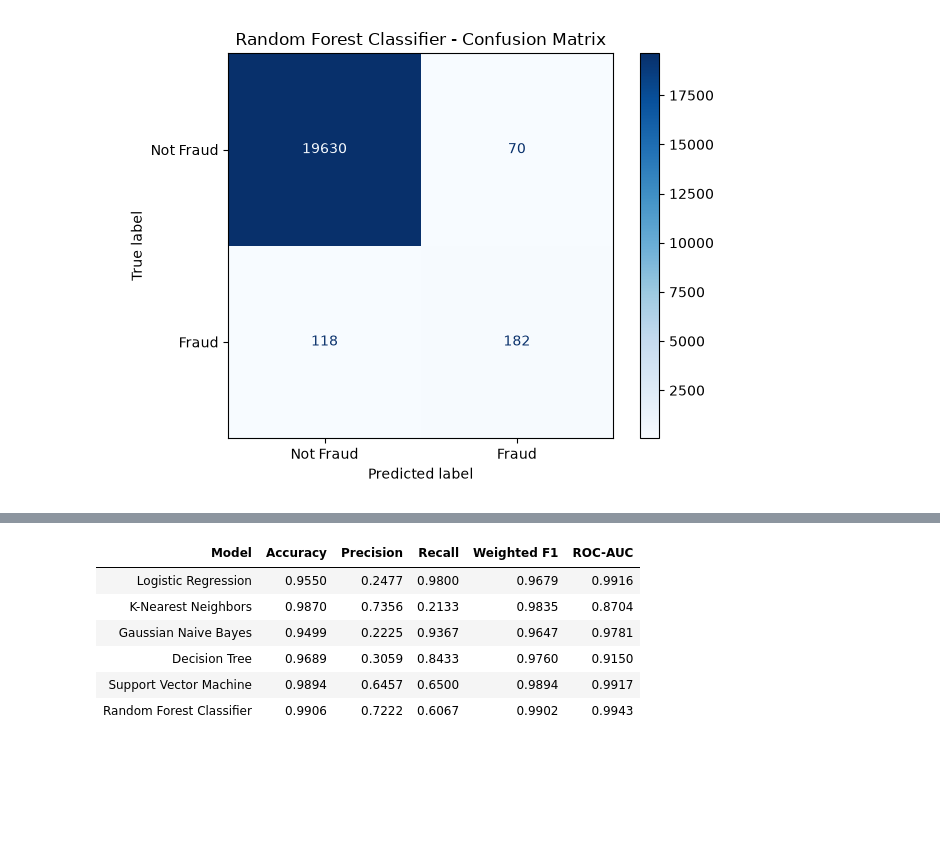
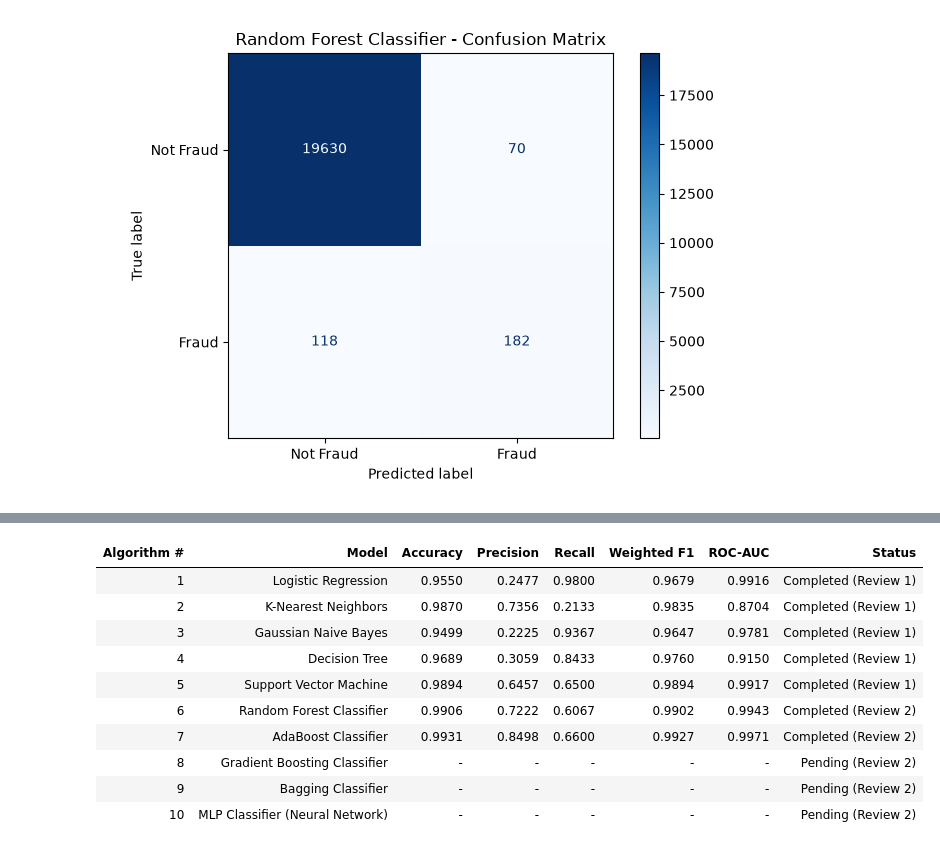
Before and after one commit to anish435/ML_capstone_project, a Jupyter notebook: notebooks/classification.ipynb, the cells around one changed output, grey strips where cells are left out. Saved outputs shown, nothing was run; the diff lists cells and outputs as text; code cells hidden in the pictures; blank space fills up the shorter version.

```diff
--- a/notebooks/classification.ipynb
+++ b/notebooks/classification.ipynb
@@ -1668,66 +1835,122 @@ Below is the consolidated comparison table summarizing performance across all ma
 # %%
-# Consolidated Comparison Table
+# Consolidated Comparison Table across all 10 Capstone Review 2 Classification Algorithms
 comparison_data = [
     {
+        'Algorithm #': '1',
         'Model': 'Logistic Regression',
         'Accuracy': f"{acc_lr:.4f}",
         'Precision': f"{prec_lr:.4f}",
         'Recall': f"{rec_lr:.4f}",
         'Weighted F1': f"{f1_lr:.4f}",
-        'ROC-AUC': f"{auc_lr:.4f}"
+        'ROC-AUC': f"{auc_lr:.4f}",
+        'Status': 'Completed (Review 1)'
     },
     {
+        'Algorithm #': '2',
         'Model': 'K-Nearest Neighbors',
         'Accuracy': f"{acc_knn:.4f}",
         'Precision': f"{prec_knn:.4f}",
         'Recall': f"{rec_knn:.4f}",
         'Weighted F1': f"{f1_knn:.4f}",
-        'ROC-AUC': f"{auc_knn:.4f}"
+        'ROC-AUC': f"{auc_knn:.4f}",
+        'Status': 'Completed (Review 1)'
     },
     {
+        'Algorithm #': '3',
         'Model': 'Gaussian Naive Bayes',
         'Accuracy': f"{acc_gnb:.4f}",
         'Precision': f"{prec_gnb:.4f}",
         'Recall': f"{rec_gnb:.4f}",
         'Weighted F1': f"{f1_gnb:.4f}",
-        'ROC-AUC': f"{auc_gnb:.4f}"
+        'ROC-AUC': f"{auc_gnb:.4f}",
+        'Status': 'Completed (Review 1)'
     },
     {
+        'Algorithm #': '4',
         'Model': 'Decision Tree',
         'Accuracy': f"{acc_dt:.4f}",
         'Precision': f"{prec_dt:.4f}",
         'Recall': f"{rec_dt:.4f}",
         'Weighted F1': f"{f1_dt:.4f}",
-        'ROC-AUC': f"{auc_dt:.4f}"
+        'ROC-AUC': f"{auc_dt:.4f}",
+        'Status': 'Completed (Review 1)'
     },
     {
+        'Algorithm #': '5',
         'Model': 'Support Vector Machine',
         'Accuracy': f"{acc_svc:.4f}",
         'Precision': f"{prec_svc:.4f}",
         'Recall': f"{rec_svc:.4f}",
         'Weighted F1': f"{f1_svc:.4f}",
-        'ROC-AUC': f"{auc_svc:.4f}"
+        'ROC-AUC': f"{auc_svc:.4f}",
+        'Status': 'Completed (Review 1)'
     },
     {
+        'Algorithm #': '6',
         'Model': 'Random Forest Classifier',
         'Accuracy': f"{acc_rf:.4f}",
         'Precision': f"{prec_rf:.4f}",
         'Recall': f"{rec_rf:.4f}",
         'Weighted F1': f"{f1_rf:.4f}",
-        'ROC-AUC': f"{auc_rf:.4f}"
+        'ROC-AUC': f"{auc_rf:.4f}",
+        'Status': 'Completed (Review 2)'
+    },
+    {
+        'Algorithm #': '7',
+        'Model': 'AdaBoost Classifier',
+        'Accuracy': f"{acc_ada:.4f}",
+        'Precision': f"{prec_ada:.4f}",
+        'Recall': f"{rec_ada:.4f}",
+        'Weighted F1': f"{f1_ada:.4f}",
+        'ROC-AUC': f"{auc_ada:.4f}",
+        'Status': 'Completed (Review 2)'
+    },
+    {
+        'Algorithm #': '8',
+        'Model': 'Gradient Boosting Classifier',
+        'Accuracy': '-',
+        'Precision': '-',
+        'Recall': '-',
+        'Weighted F1': '-',
+        'ROC-AUC': '-',
+        'Status': 'Pending (Review 2)'
+    },
+    {
+        'Algorithm #': '9',
+        'Model': 'Bagging Classifier',
+        'Accuracy': '-',
+        'Precision': '-',
+        'Recall': '-',
+        'Weighted F1': '-',
+        'ROC-AUC': '-',
+        'Status': 'Pending (Review 2)'
+    },
+    {
+        'Algorithm #': '10',
+        'Model': 'MLP Classifier (Neural Network)',
+        'Accuracy': '-',
+        'Precision': '-',
+        'Recall': '-',
+        'Weighted F1': '-',
+        'ROC-AUC': '-',
+        'Status': 'Pending (Review 2)'
     }
 ]
 
 comparison_df = pd.DataFrame(comparison_data)
 display(comparison_df)
 # %% [output]
-| Model | Accuracy | Precision | Recall | Weighted F1 | ROC-AUC |
-| Logistic Regression | 0.9550 | 0.2477 | 0.9800 | 0.9679 | 0.9916 |
-| K-Nearest Neighbors | 0.9870 | 0.7356 | 0.2133 | 0.9835 | 0.8704 |
-| Gaussian Naive Bayes | 0.9499 | 0.2225 | 0.9367 | 0.9647 | 0.9781 |
-| Decision Tree | 0.9689 | 0.3059 | 0.8433 | 0.9760 | 0.9150 |
-| Support Vector Machine | 0.9894 | 0.6457 | 0.6500 | 0.9894 | 0.9917 |
-| Random Forest Classifier | 0.9906 | 0.7222 | 0.6067 | 0.9902 | 0.9943 |
+| Algorithm # | Model | Accuracy | Precision | Recall | Weighted F1 | ROC-AUC | Status |
+| 1 | Logistic Regression | 0.9550 | 0.2477 | 0.9800 | 0.9679 | 0.9916 | Completed (Review 1) |
+| 2 | K-Nearest Neighbors | 0.9870 | 0.7356 | 0.2133 | 0.9835 | 0.8704 | Completed (Review 1) |
+| 3 | Gaussian Naive Bayes | 0.9499 | 0.2225 | 0.9367 | 0.9647 | 0.9781 | Completed (Review 1) |
+| 4 | Decision Tree | 0.9689 | 0.3059 | 0.8433 | 0.9760 | 0.9150 | Completed (Review 1) |
+| 5 | Support Vector Machine | 0.9894 | 0.6457 | 0.6500 | 0.9894 | 0.9917 | Completed (Review 1) |
+| 6 | Random Forest Classifier | 0.9906 | 0.7222 | 0.6067 | 0.9902 | 0.9943 | Completed (Review 2) |
+| 7 | AdaBoost Classifier | 0.9931 | 0.8498 | 0.6600 | 0.9927 | 0.9971 | Completed (Review 2) |
+| 8 | Gradient Boosting Classifier | - | - | - | - | - | Pending (Review 2) |
+| 9 | Bagging Classifier | - | - | - | - | - | Pending (Review 2) |
+| 10 | MLP Classifier (Neural Network) | - | - | - | - | - | Pending (Review 2) |
 # %% [markdown]
 ### Observations
 
```
Also changed, not shown: parts of 12 cells of this notebook, 1 other file.
